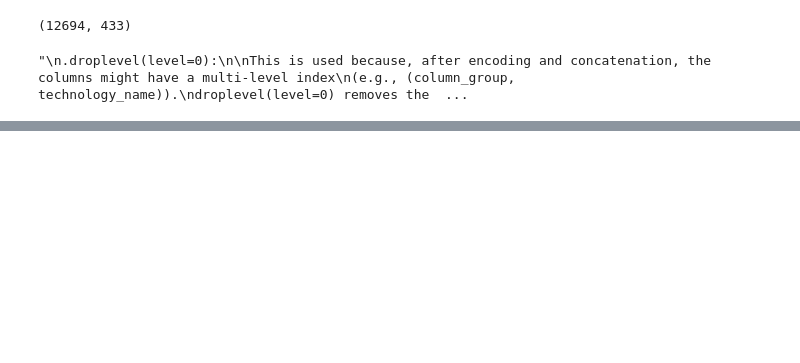
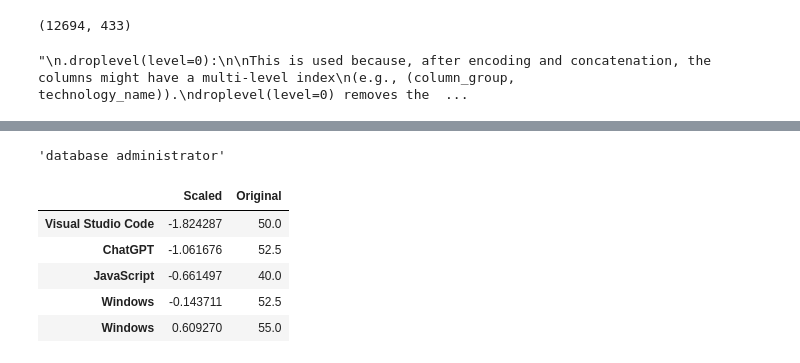
Before and after one commit to YoussefMakram27/Stack_overflow_survey_2024, a Jupyter notebook: 03_data_analysis.ipynb, the cells around one changed output, grey strips where cells are left out. Drawn from its saved outputs; the diff is of its cells as text; code cells hidden in the pictures; blank space fills up the shorter version.

```diff
--- a/03_data_analysis.ipynb
+++ b/03_data_analysis.ipynb
@@ -296,0 +267,16 @@ fig.show()
+# %%
+job = np.random.choice(Sorted_Jobs)
+job
+# %% [output]
+'database administrator'
+# %%
+single_role = pd.concat([scaled_data.loc[job], job_tech_means_df.loc[job]], axis=1)
+single_role.columns = ['Scaled', 'Original']
+single_role.head()
+# %% [output]
+|  | Scaled | Original |
+| Visual Studio Code | -1.824287 | 50.0 |
+| ChatGPT | -1.061676 | 52.5 |
+| JavaScript | -0.661497 | 40.0 |
+| Windows | -0.143711 | 52.5 |
+| Windows | 0.609270 | 55.0 |
```
Also changed, not shown: parts of 14 cells of this notebook, 3 other files.
